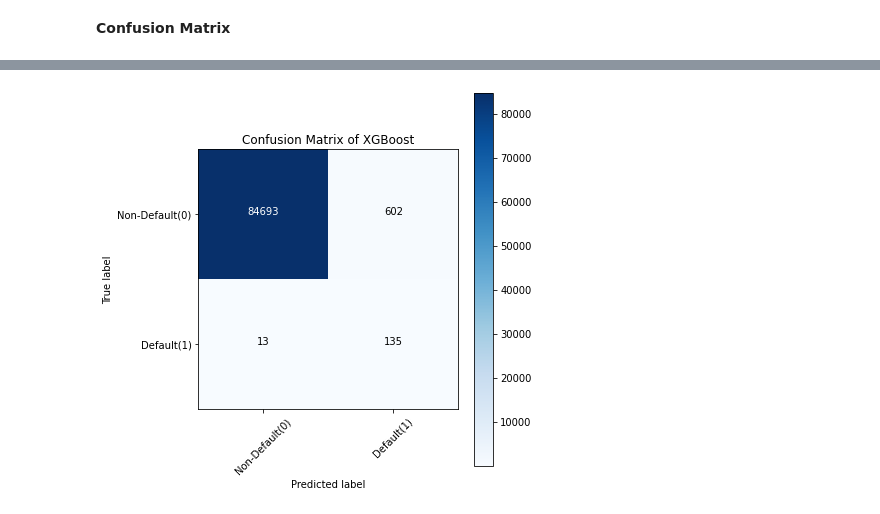
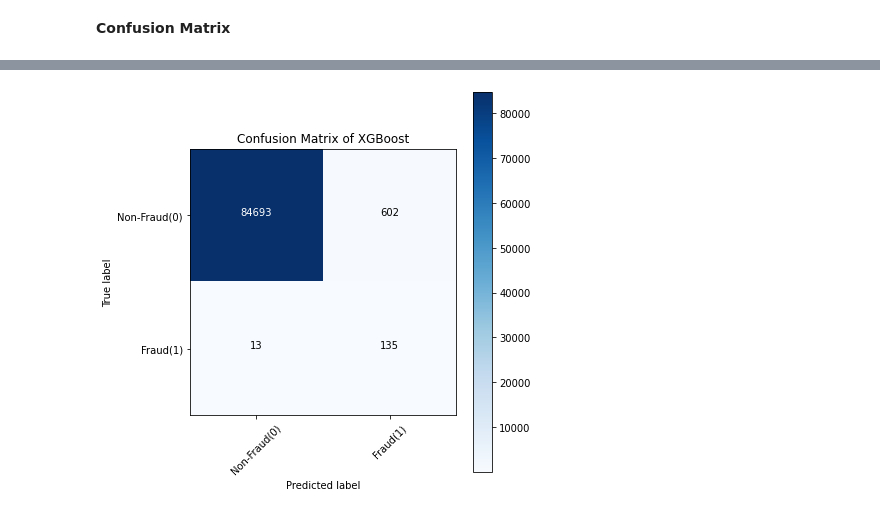
Before and after one commit to jithesh9539/Credit_Card_Fraud_Detection, a Jupyter notebook: Credit_Card_Fraud_Detection.ipynb, the cells around one changed output, grey strips where cells are left out. Cells and saved outputs as stored; diff of their text form; code cells hidden in the pictures.

```diff
--- a/Credit_Card_Fraud_Detection.ipynb
+++ b/Credit_Card_Fraud_Detection.ipynb
@@ -274,13 +310,13 @@ plt.show()
 # %%
 #3 XGBoost
 
 xgb_cm_plot = plot_confusion_matrix(xgb_matrix,
-                                classes = ['Non-Default(0)','Default(1)'],
+                                classes = ['Non-Fraud(0)','Fraud(1)'],
                                 normalize = False, title = 'XGBoost')
 plt.savefig('xgb_cm_plot.png')
 plt.show()
 # %% [output]
-[figure, old version]
+[figure, new version]
 # %%
 import pickle
 pickle.dump(xgb, open('xgg_model.pkl','wb'))
```
Also changed, not shown: parts of 7 cells of this notebook.
